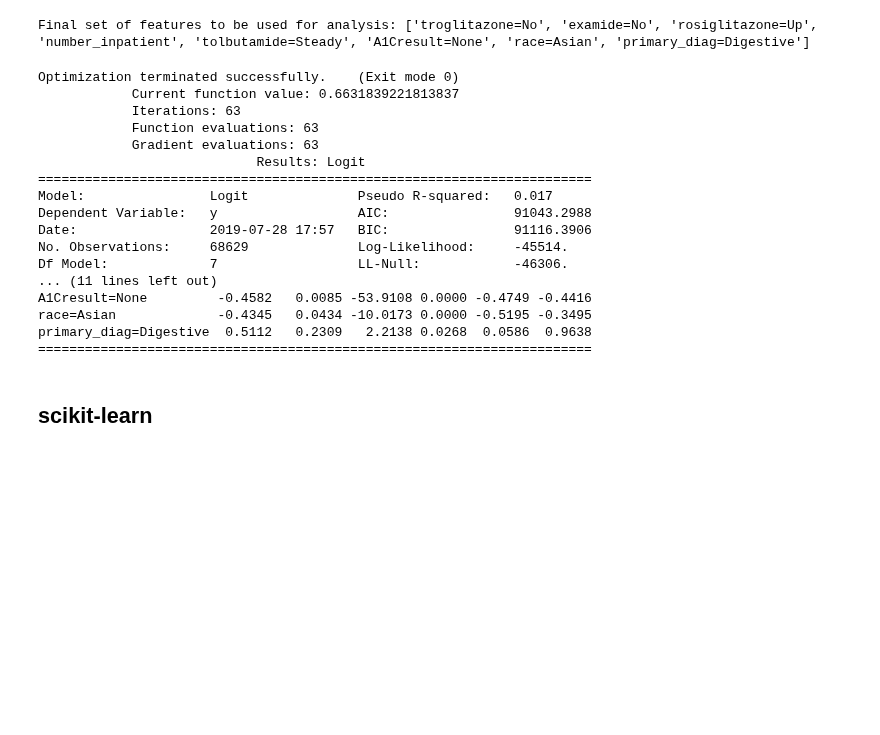
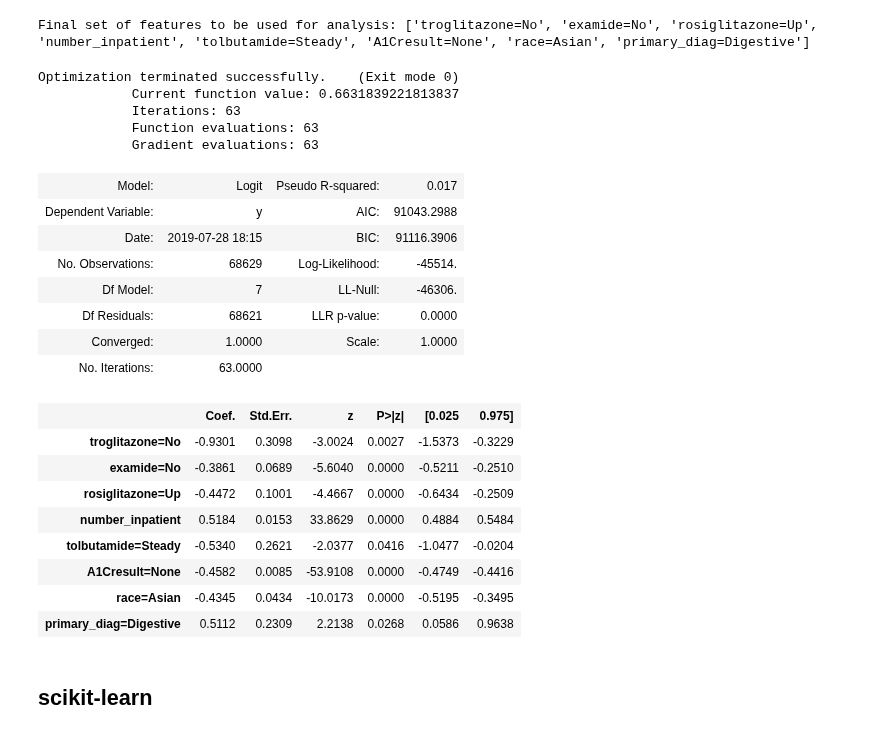
Before and after one commit to capac/kaggle-notebooks, a Jupyter notebook: diabetes-in-130-US-hospitals/2-checking-algorithms.ipynb, the cells around one changed output. Drawn from its saved outputs; the diff is of its cells as text; code cells hidden in the pictures; blank space fills up the shorter version.

```diff
--- a/diabetes-in-130-US-hospitals/2-checking-algorithms.ipynb
+++ b/diabetes-in-130-US-hospitals/2-checking-algorithms.ipynb
@@ -208,25 +221,30 @@ Final set of features to be used for analysis: ['troglitazone=No', 'examide=No',
 # %%
 logit_model_after_rfe_second = sm.Logit(y, X_mod_after_rfe_second)
 result_after_rfe_second = logit_model_after_rfe_second.fit_regularized(method='l1')
-print(result_after_rfe_second.summary2())
+display(result_after_rfe_second.summary2())
 # %% [output]
 Optimization terminated successfully.    (Exit mode 0)
             Current function value: 0.6631839221813837
             Iterations: 63
             Function evaluations: 63
             Gradient evaluations: 63
-                            Results: Logit
-=======================================================================
-Model:                Logit              Pseudo R-squared:   0.017
-Dependent Variable:   y                  AIC:                91043.2988
-Date:                 2019-07-28 17:57   BIC:                91116.3906
-No. Observations:     68629              Log-Likelihood:     -45514.
-Df Model:             7                  LL-Null:            -46306.
-... (11 lines left out)
-A1Cresult=None         -0.4582   0.0085 -53.9108 0.0000 -0.4749 -0.4416
-race=Asian             -0.4345   0.0434 -10.0173 0.0000 -0.5195 -0.3495
-primary_diag=Digestive  0.5112   0.2309   2.2138 0.0268  0.0586  0.9638
-=======================================================================
+| Model: | Logit | Pseudo R-squared: | 0.017 |
+| Dependent Variable: | y | AIC: | 91043.2988 |
+| Date: | 2019-07-28 18:15 | BIC: | 91116.3906 |
+| No. Observations: | 68629 | Log-Likelihood: | -45514. |
+| Df Model: | 7 | LL-Null: | -46306. |
+| Df Residuals: | 68621 | LLR p-value: | 0.0000 |
+| Converged: | 1.0000 | Scale: | 1.0000 |
+| No. Iterations: | 63.0000 |  |  |
+|  | Coef. | Std.Err. | z | P>|z| | [0.025 | 0.975] |
+| troglitazone=No | -0.9301 | 0.3098 | -3.0024 | 0.0027 | -1.5373 | -0.3229 |
+| examide=No | -0.3861 | 0.0689 | -5.6040 | 0.0000 | -0.5211 | -0.2510 |
+| rosiglitazone=Up | -0.4472 | 0.1001 | -4.4667 | 0.0000 | -0.6434 | -0.2509 |
+| number_inpatient | 0.5184 | 0.0153 | 33.8629 | 0.0000 | 0.4884 | 0.5484 |
+| tolbutamide=Steady | -0.5340 | 0.2621 | -2.0377 | 0.0416 | -1.0477 | -0.0204 |
+| A1Cresult=None | -0.4582 | 0.0085 | -53.9108 | 0.0000 | -0.4749 | -0.4416 |
+| race=Asian | -0.4345 | 0.0434 | -10.0173 | 0.0000 | -0.5195 | -0.3495 |
+| primary_diag=Digestive | 0.5112 | 0.2309 | 2.2138 | 0.0268 | 0.0586 | 0.9638 |
 # %% [markdown]
 ## scikit-learn
 # %%
```
Also changed, not shown: parts of 2 cells of this notebook.
